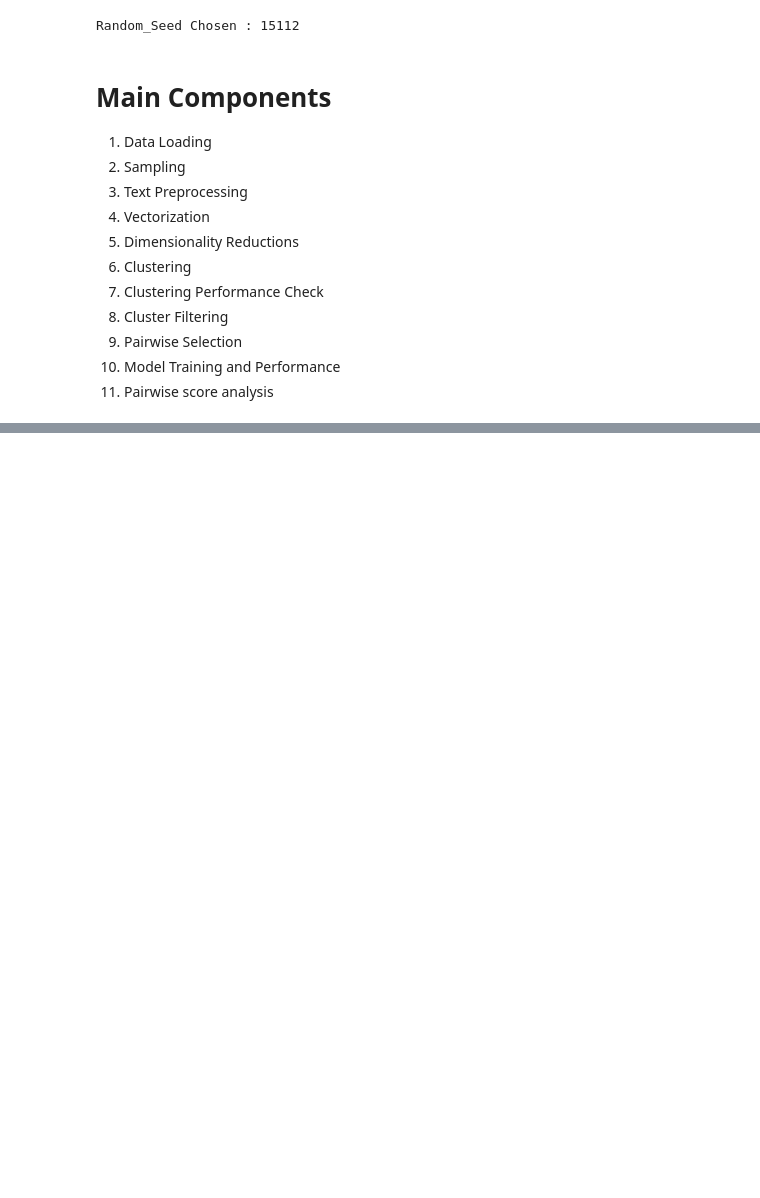
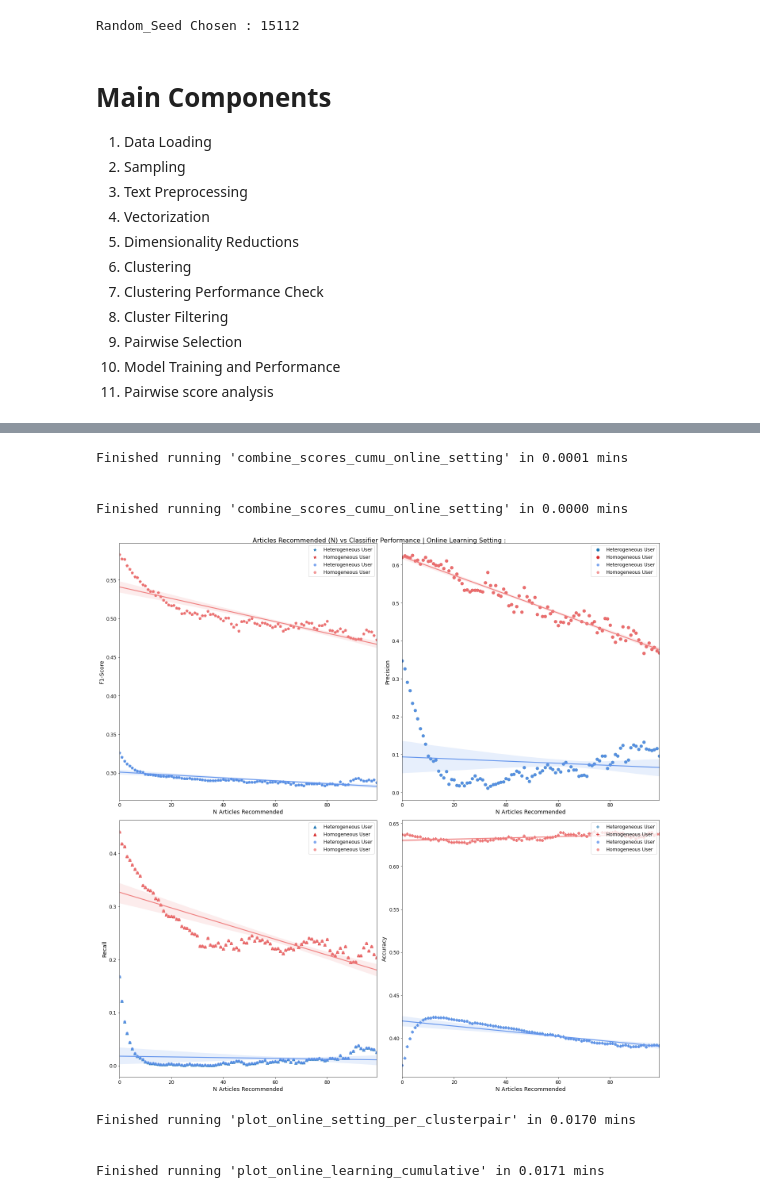
Before and after one commit to karthikshivaram24/Combatting-partisan-homogenization, a Jupyter notebook: Baseline_Analysis.ipynb, the cells around one changed output, grey strips where cells are left out. Saved outputs shown, nothing was run; the diff lists cells and outputs as text; code cells hidden in the pictures; blank space fills up the shorter version.

```diff
--- a/Baseline_Analysis.ipynb
+++ b/Baseline_Analysis.ipynb
@@ -724,0 +959,12 @@ Finished running 'plot_sim_vs_score_all_users' in 0.0089 mins
+# %%
+plot_online_learning_cumulative(homo_scores,hetero_scores)
+# %% [output]
+Finished running 'combine_scores_cumu_online_setting' in 0.0001 mins
+
+
+Finished running 'combine_scores_cumu_online_setting' in 0.0000 mins
+[figure, added]
+Finished running 'plot_online_setting_per_clusterpair' in 0.0170 mins
+
+
+Finished running 'plot_online_learning_cumulative' in 0.0171 mins
```
Also changed, not shown: parts of 17 cells of this notebook, 2 other files.
